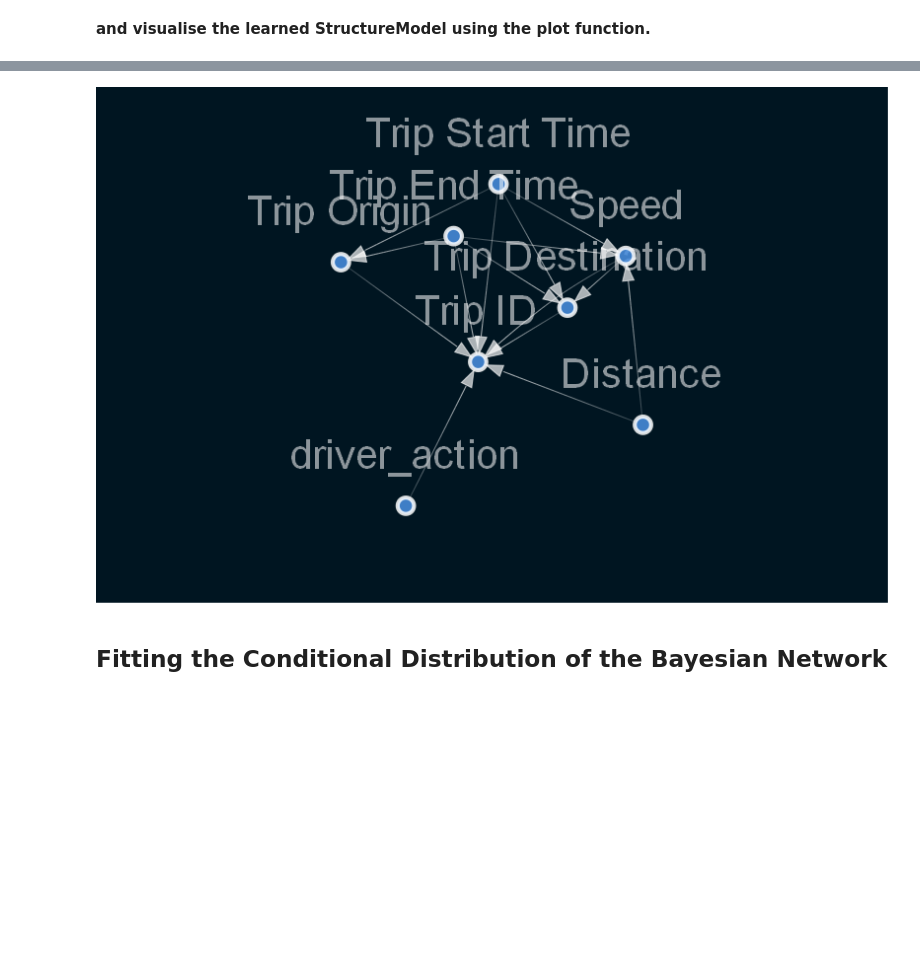
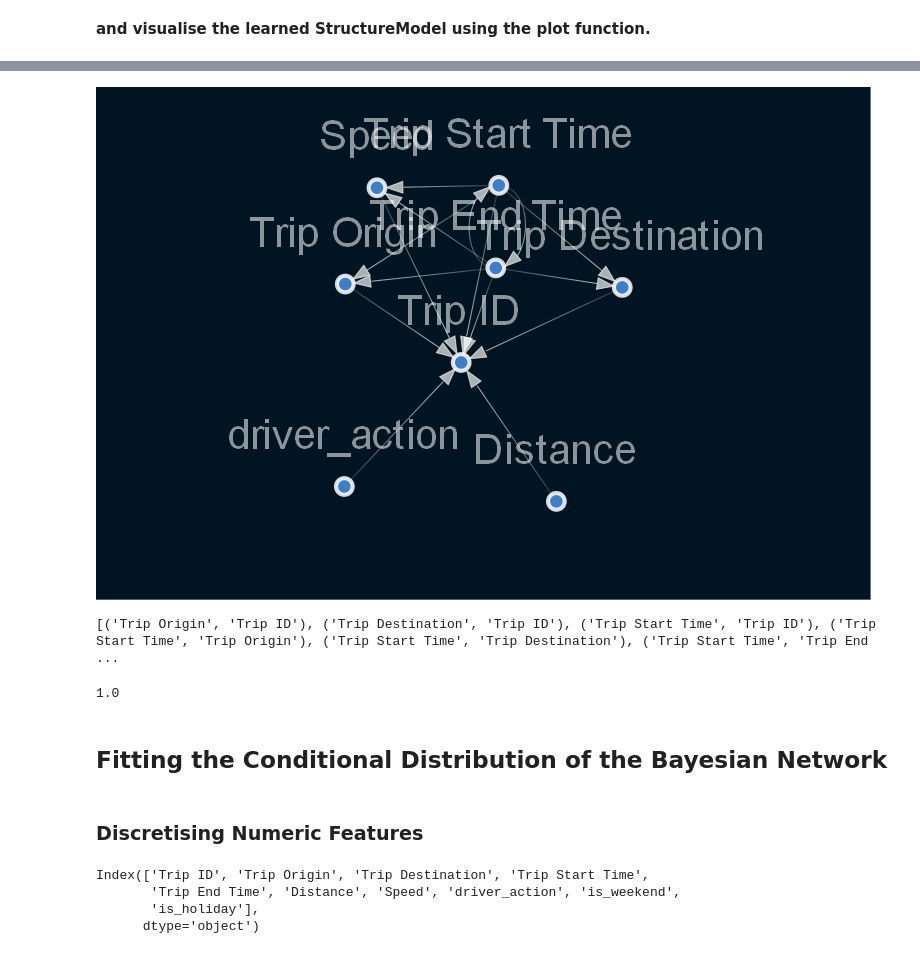
Before and after one commit to ekubay/Logistic-optimization, a Jupyter notebook: notebooks/causalGraphmodel.ipynb, the cells around one changed output, grey strips where cells are left out. Drawn from its saved outputs; the diff is of its cells as text; code cells hidden in the pictures; blank space fills up the shorter version.

```diff
--- a/notebooks/causalGraphmodel.ipynb
+++ b/notebooks/causalGraphmodel.ipynb
@@ -158,0 +245,19 @@ nx.drawing.nx_pydot.write_dot(sm, 'causalgraph.dot')
+# %%
+ortion = int(x_selected.shape[0] *1)
+x_portion = x_selected.head(portion)
+# %%
+%%time
+sm4 = from_pandas(x_portion)
+sm4.remove_edges_below_threshold(0.8)
+# sm1 = sm1.get_largest_subgraph()
+# vs.vis_sm(sm1)
+
+sm4 = sm1.get_largest_subgraph()
+viz = plot_structure(
+    sm4,
+    graph_attributes={"scale": "0.5"},
+    all_node_attributes=NODE_STYLE.WEAK,
+    all_edge_attributes=EDGE_STYLE.WEAK,
+)
+Image(viz.draw(format='png'))
+# %% [output]
@@ -159 +266,11 @@ nx.drawing.nx_pydot.write_dot(sm, 'causalgraph.dot')
+[figure, added]
+# %%
+print(sm4.edges)
+# %% [output]
+[('Trip Origin', 'Trip ID'), ('Trip Destination', 'Trip ID'), ('Trip Start Time', 'Trip ID'), ('Trip Start Time', 'Trip Origin'), ('Trip Start Time', 'Trip Destination'), ('Trip Start Time', 'Trip End ...
+# %%
+# similarity
+jaccard_similarity(sm3.edges, sm4.edges)
+# %% [output]
+1.0
 # %%
@@ -163,13 +280,2 @@ sm.remove_edge('Trip End Time','Trip Start Time')
-# %%
-sm = sm.get_largest_subgraph()
-viz = plot_structure(
-    sm,
-    graph_attributes={"scale": "0.5"},
-    all_node_attributes=NODE_STYLE.WEAK,
-    all_edge_attributes=EDGE_STYLE.WEAK,
-)
-Image(viz.draw(format='png'))
-# %% [output]
-[figure, removed]
 # %% [markdown]
 ## Fitting the Conditional Distribution of the Bayesian Network
@@ -179,0 +284,9 @@ bn = BayesianNetwork(sm)
+# %% [markdown]
+### Discretising Numeric Features
+# %%
+discretised_data.columns
+# %% [output]
+Index(['Trip ID', 'Trip Origin', 'Trip Destination', 'Trip Start Time',
+       'Trip End Time', 'Distance', 'Speed', 'driver_action', 'is_weekend',
+       'is_holiday'],
+      dtype='object')
```
Also changed, not shown: parts of 55 cells of this notebook.
